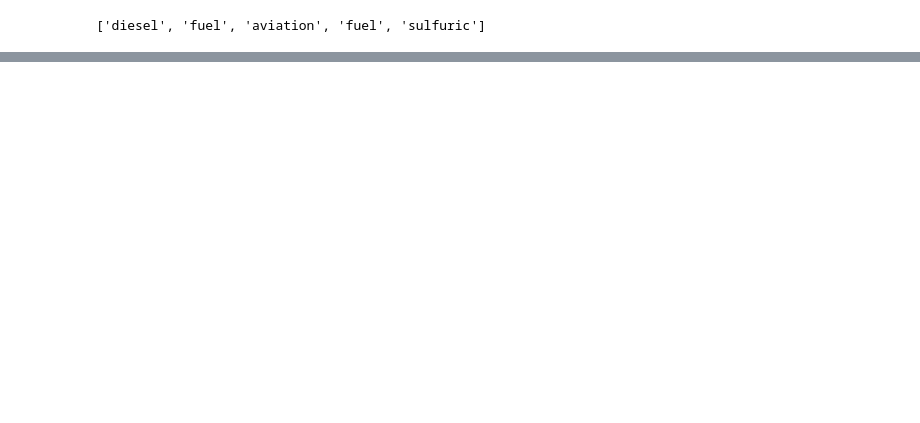
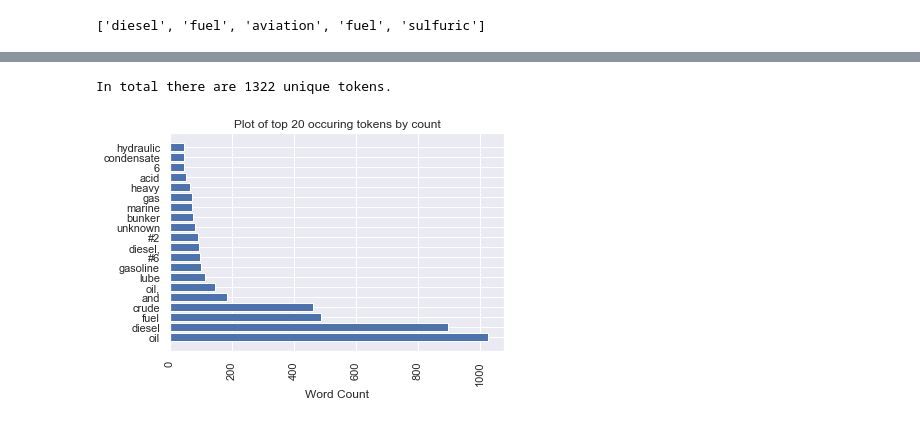
Before and after one commit to StevenVuong/EarthOrg, a Jupyter notebook: notebooks/EDA.ipynb, the cells around one changed output, grey strips where cells are left out. Drawn from its saved outputs; the diff is of its cells as text; code cells hidden in the pictures; blank space fills up the shorter version.

Commit message:
horizontal barplot of frequent words

```diff
--- a/notebooks/EDA.ipynb
+++ b/notebooks/EDA.ipynb
@@ -222,0 +235,17 @@ plt.show()
+# %%
+unique_tokens, unique_token_counts = np.unique(commodity_tokens, return_counts=True)
+
+print(f"In total there are {len(unique_tokens)} unique tokens.")
+
+plot_limit = 20
+unique_tokens = [x for _,x in sorted(zip(unique_token_counts,unique_tokens))][::-1]
+unique_token_counts = sorted(unique_token_counts)[::-1]
+
+plt.barh(unique_tokens[:plot_limit], unique_token_counts[:plot_limit])
+plt.xticks(rotation=90)
+plt.xlabel("Word Count")
+plt.title(f"Plot of top {plot_limit} occuring tokens by count")
+plt.show()
+# %% [output]
+In total there are 1322 unique tokens.
+[figure, added]
```
Also changed, not shown: parts of 5 cells of this notebook.
